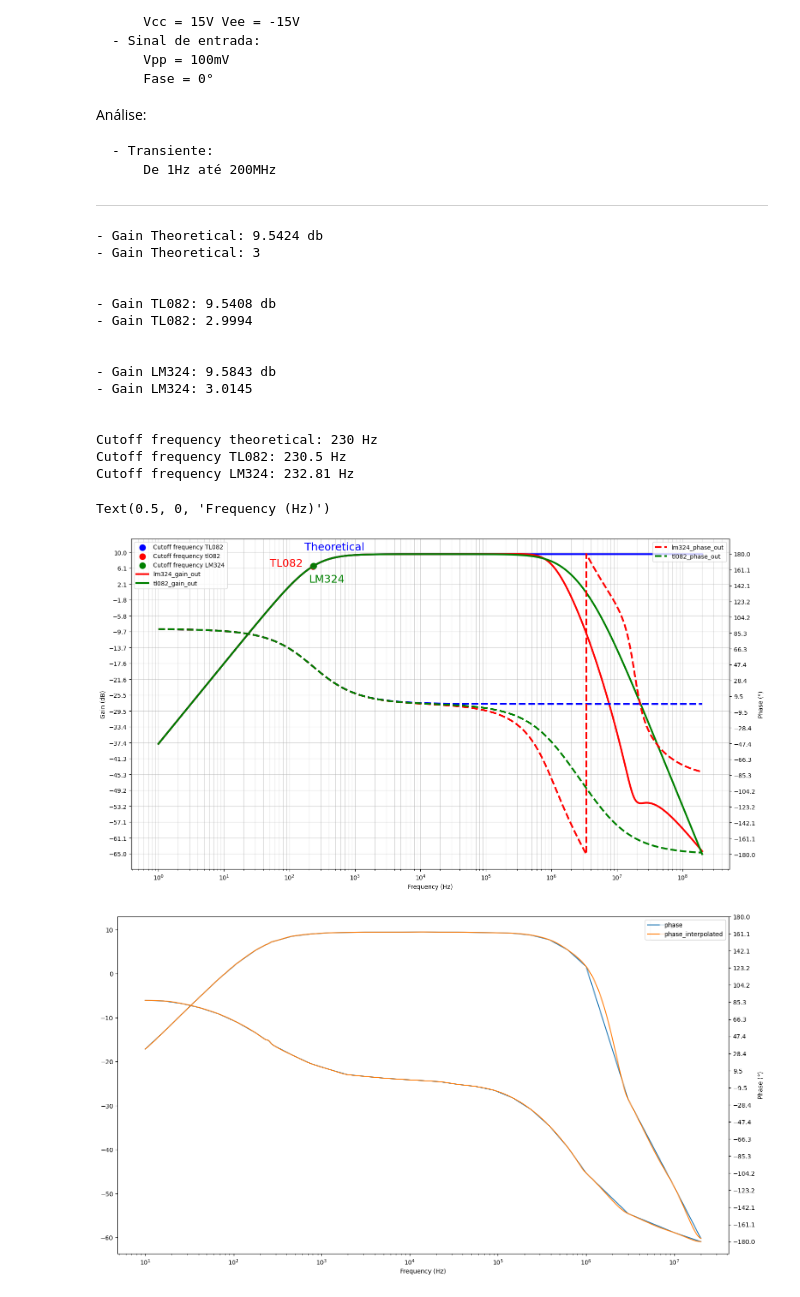
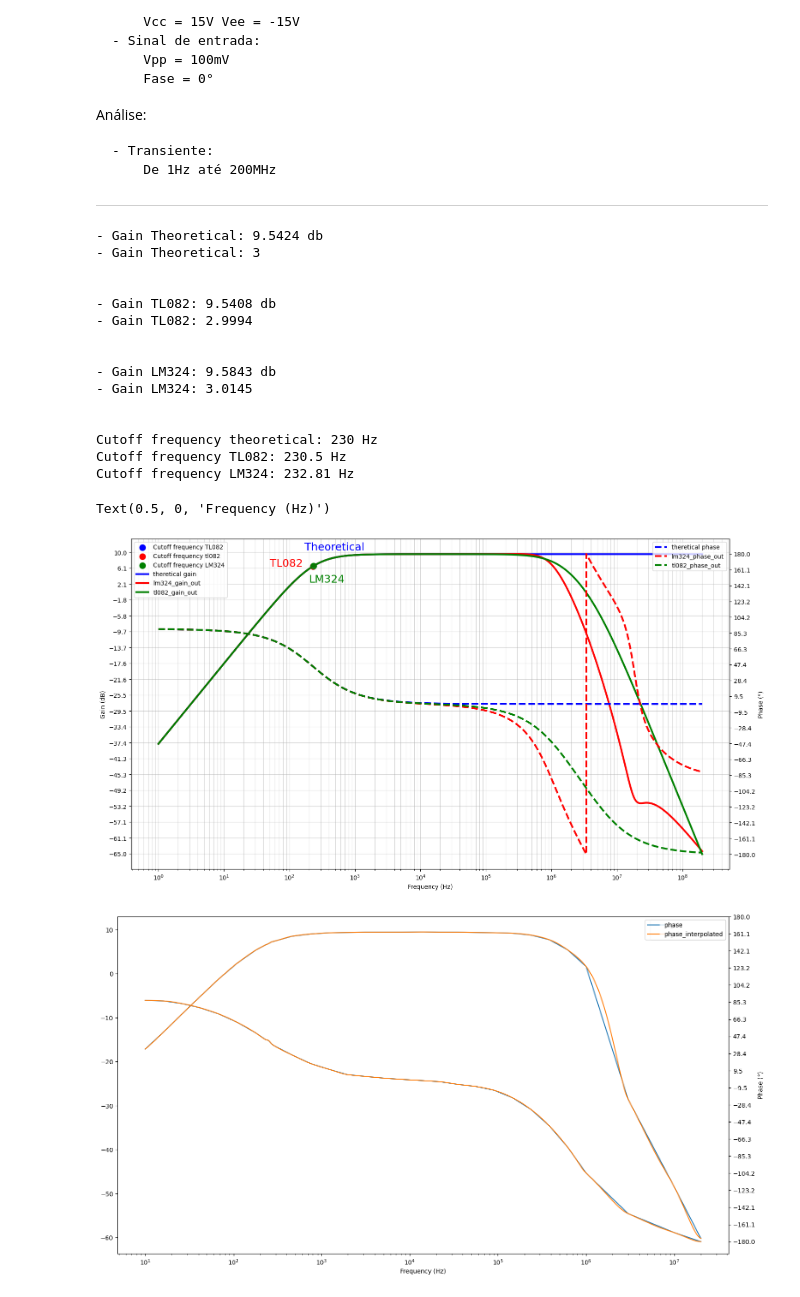
Before and after one commit to JoaoMario109/eletronica-3, a Jupyter notebook: atividade-1/analise1.ipynb, the cells around one changed output. Drawn from its saved outputs; the diff is of its cells as text; code cells hidden in the pictures.

```diff
--- a/atividade-1/analise1.ipynb
+++ b/atividade-1/analise1.ipynb
@@ -503,10 +520,11 @@ ax.annotate(
 
 # plot gain
 ax.plot(
-    freq,
-    linear_2_log(mag),
-    color = "b",
-    linewidth = 3.0)
+	freq,
+	linear_2_log(mag),
+	label = "theretical gain",
+	color = "b",
+	linewidth = 3.0)
 
 doc.plot(
 	ax = ax,
@@ -519,11 +537,12 @@ doc.plot(
 ax2 = ax.twinx()
 
 ax2.plot(
-    freq,
-    np.rad2deg(np.array(phase)),
-    color = "b",
-    linestyle = "--",
-    linewidth = 3.0
+	freq,
+	np.rad2deg(np.array(phase)),
+	label = "theretical phase",
+	color = "b",
+	linestyle = "--",
+	linewidth = 3.0
 )
 
 doc.plot(
@@ -535,38 +554,42 @@ doc.plot(
 )
 
 # general ax configuration
 ax.legend(loc="upper left")
 ax.grid(visible = True, which = "both", axis = "both", alpha = 0.5)
 ax.set_ylabel("Gain (dB)")
 ax.set_yticks(np.round(np.linspace(-65, 10, 20), 1))
 
+ax2.legend()
 ax2.set_ylabel("Phase (°)")
 ax2.set_yticks(np.round(np.linspace(-180, 180, 20), 1))
 
 # configure X axis
-ax.set_xscale('log', base=10)
-ax.xaxis.set_major_locator(LogLocator(base=10.0, numticks=15))
-ax.xaxis.set_minor_locator(LogLocator(
-    base=10.0, subs=np.arange(0.1, 1.0, 0.1), numticks=150))
+ax.set_xscale('log', base = 10)
+ax.xaxis.set_major_locator(LogLocator(base = 10.0, numticks = 15))
+ax.xaxis.set_minor_locator(
+	LogLocator(
+		base = 10.0, subs = np.arange(0.1, 1.0, 0.1), numticks = 150
+	)
+)
 ax.set_xlabel("Frequency (Hz)")
 # %% [output]
 - Gain Theoretical: 9.5424 db
 - Gain Theoretical: 3
 
 
 - Gain TL082: 9.5408 db
 - Gain TL082: 2.9994
 
 
 - Gain LM324: 9.5843 db
 - Gain LM324: 3.0145
 
 
 Cutoff frequency theoretical: 230 Hz
 Cutoff frequency TL082: 230.5 Hz
 Cutoff frequency LM324: 232.81 Hz
 Text(0.5, 0, 'Frequency (Hz)')
-[figure, old version]
+[figure, new version]
 # %%
 from scipy import interpolate
 
```
Also changed, not shown: parts of 14 cells of this notebook.
